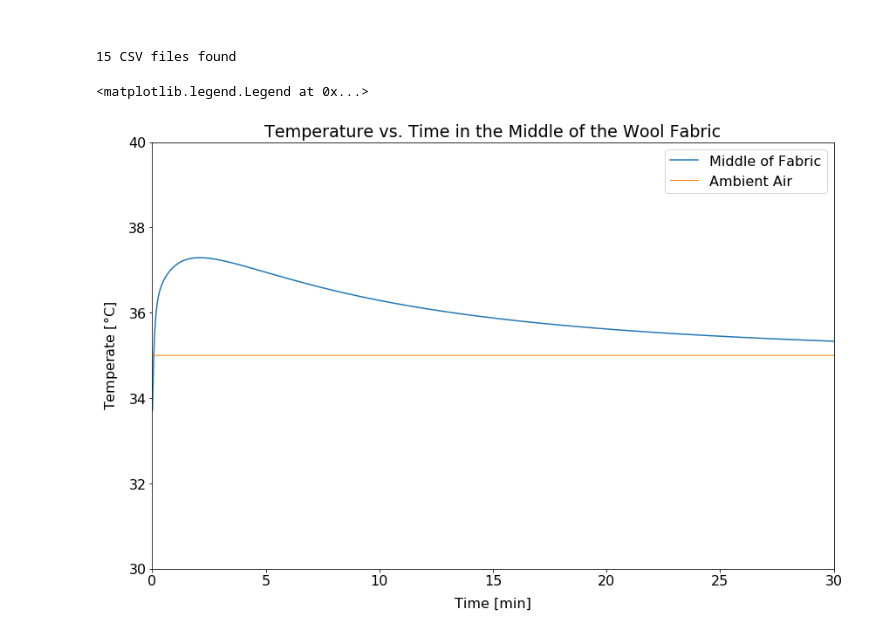
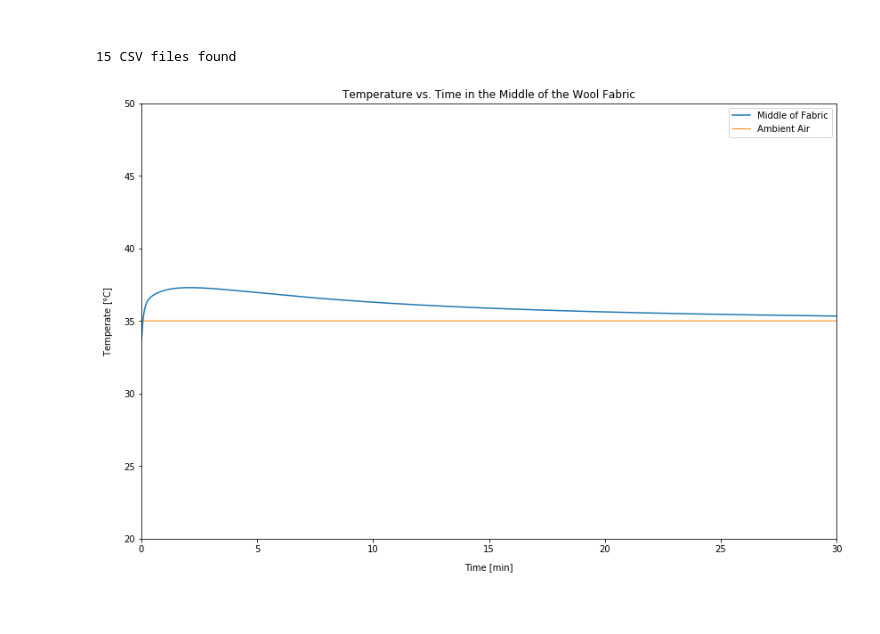
Before and after one commit to adamcwatts/clothing_model, a Jupyter notebook: Plots.ipynb, the cells around one changed output. Saved outputs shown, nothing was run; the diff lists cells and outputs as text; code cells hidden in the pictures; blank space fills up the shorter version.

```diff
--- a/Plots.ipynb
+++ b/Plots.ipynb
@@ -72,14 +73,14 @@ initial_distance = 0
 cumulitve_distance = np.asarray([delta_x*i for i in range(1, fabric_nodes+1)])
 # %%
 fig, ax = plt.subplots(ncols=1, figsize=(14, 9))
-ax.set_ylim((30, 40))
+ax.set_ylim((20, 50))
 ax.set_xlim((0, final_time))
 ax.set_ylabel(r'Temperate [$\degree$C]', labelpad=10)
 ax.set_xlabel('Time [min]', labelpad=10)
 ax.plot(temp_solution_df['Time [minutes]'], temp_solution_df['Temp C at Node 11 [C]'], linewidth=1.5, label='Middle of Fabric')
 ax.plot(temp_solution_df['Time [minutes]'], ambient_air_C*one_constant, linewidth=1, label='Ambient Air')
 ax.set_title('Temperature vs. Time in the Middle of the Wool Fabric')
 ax.legend()
+plt.savefig('time_temp_mid',dpi=150)
 # %% [output]
-<matplotlib.legend.Legend at 0x...>
-[figure, old version]
+[figure, new version]
```
Also changed, not shown: parts of 9 cells of this notebook, 2 other files.
